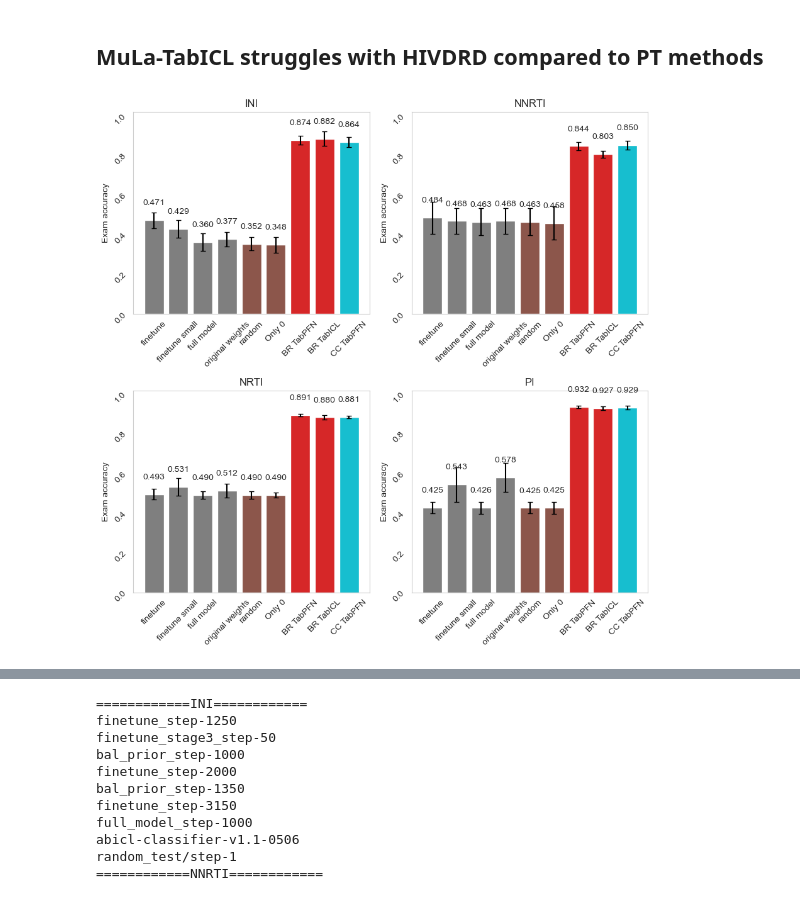
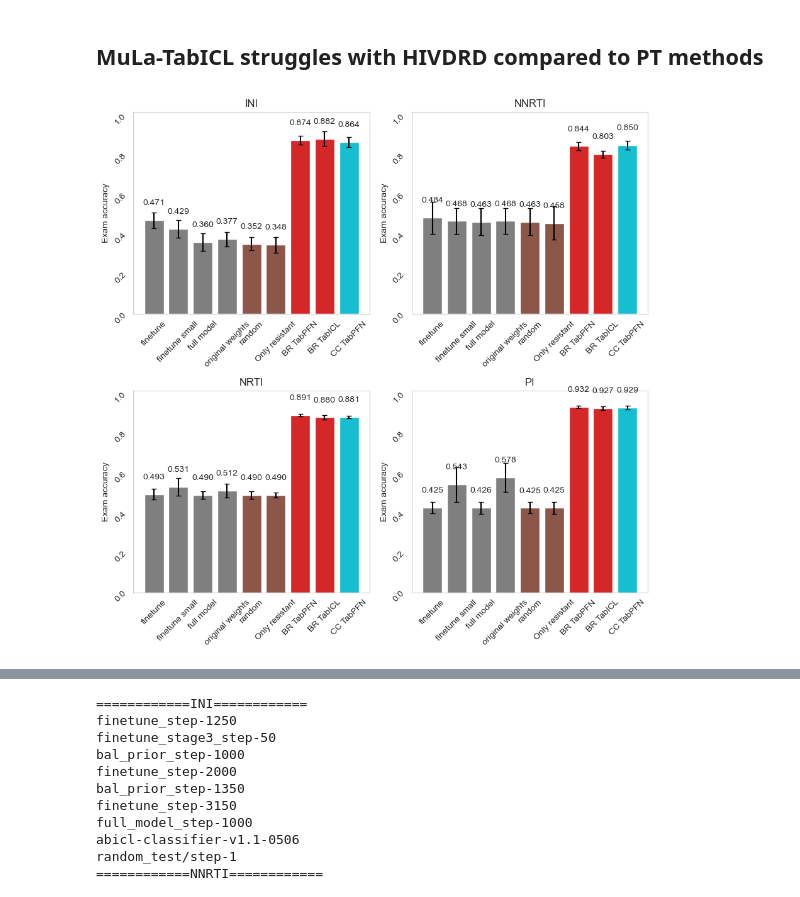
Before and after one commit to FloAvis/MultiLabel-PFN, a Jupyter notebook: statistics/MA_statistics.ipynb, the cells around one changed output, grey strips where cells are left out. Cells and saved outputs as stored; diff of their text form; code cells hidden in the pictures.

```diff
--- a/statistics/MA_statistics.ipynb
+++ b/statistics/MA_statistics.ipynb
@@ -54,7 +54,7 @@ models = [
 
 ending = "_5_fold_new_loss_sigmoid.csv"
 
-'''
+
 ml_models = [modeltype + x for x in models]
 
 
@@ -88,43 +88,43 @@ tmp_sub_accs_fold_mean, tmp_sub_accs_fold_std = result_handler.calc_metrics(file
 
 df_sub_accs_groups_mean = pd.DataFrame(sub_accs_fold_mean)
 df_sub_accs_groups_std = pd.DataFrame(sub_accs_fold_std)
-'''
+
 
 models_w_TabPFN = ["finetune",
     "finetune small",
     "full model",
     "original weights",
-    "random", "Only 0", "BR TabPFN", "BR TabICL", "CC TabPFN"]
+    "random", "Only resistant", "BR TabPFN", "BR TabICL", "CC TabPFN"]
 
 color = ["tab:gray"] * 4 + ["tab:brown"] * 2 + ["tab:red"] * 2 + ["tab:cyan"]
 
 fig, axs = plt.subplots(2, 2, figsize=(9, 9))
 #fig.tight_layout()
 
 axs = axs.flatten()
 
 for i, drug in enumerate(df_sub_accs_groups_mean.columns.values.tolist()):
 
 
     labels = models_w_TabPFN
     p = axs[i].bar(labels, df_sub_accs_groups_mean[drug], color=color)
     axs[i].errorbar(labels, df_sub_accs_groups_mean[drug], yerr=df_sub_accs_groups_std[drug],capsize=3, fmt="none", ecolor="black")
 
 
     axs[i].bar_label(p, label_type="edge", padding=15, fmt="%.3f")
 
     axs[i].grid(False)
 
     #axs[i].set_xticks(x)
     #axs[i].set_xticklabels(x_ticks)
     axs[i].tick_params(rotation=45)
     axs[i].set_ylabel('Exam accuracy')
     axs[i].set_ylim(0, 1.0  * 1.015)
     axs[i].set_title(drug)
 
 fig.tight_layout()
 #plt.show()
 
-plt.savefig("../figures/07_ma_not_as_good/ma_comp_exam_acc_new.png")
+plt.savefig("../figures/07_ma_not_as_good/ma_comp_exam_acc_new2.png")
 # %% [output]
-[figure, old version]
+[figure, new version]
```
Also changed, not shown: parts of 15 cells of this notebook, 8 other files.
